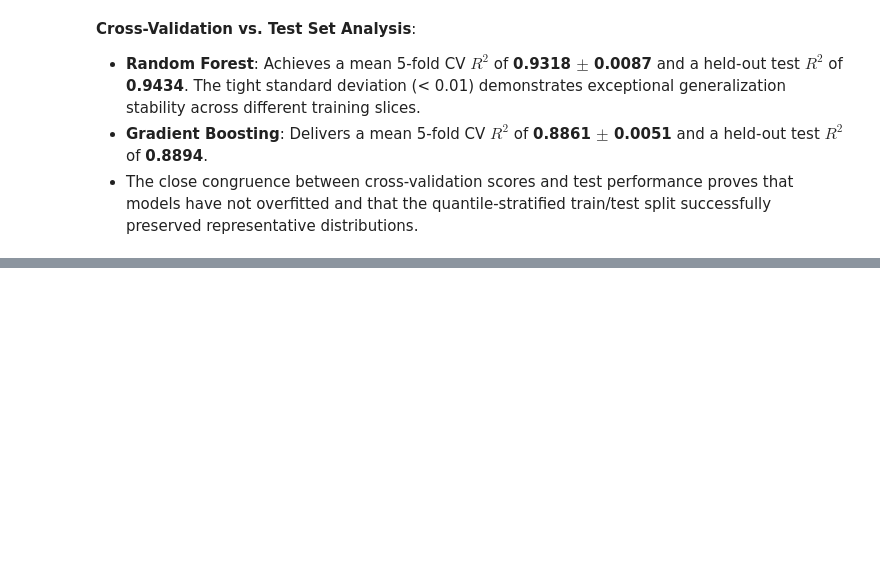
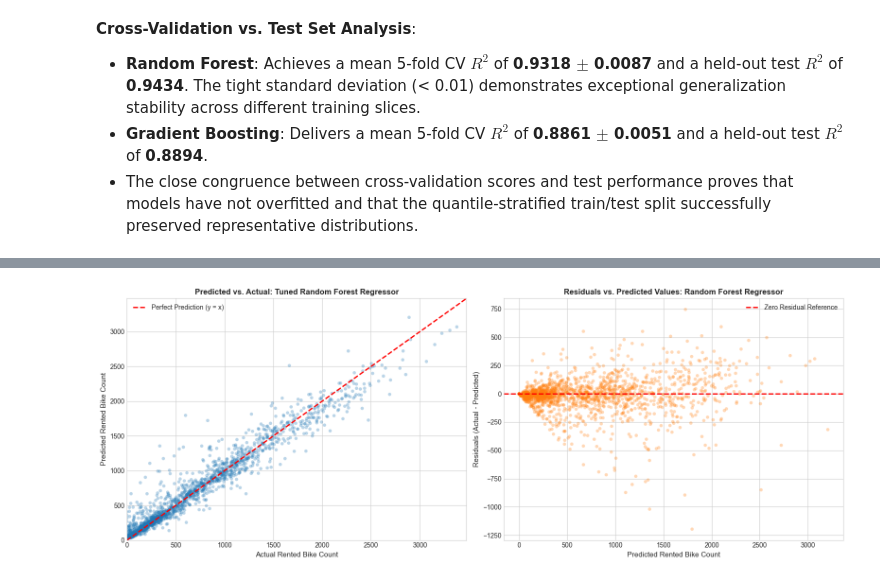
Before and after one commit to Ne-Ran/Machine-Learning-Capstone-Project, a Jupyter notebook: Notebooks/regression.ipynb, the cells around one changed output, grey strips where cells are left out. Drawn from its saved outputs; the diff is of its cells as text; code cells hidden in the pictures; blank space fills up the shorter version.

Commit message:
Complete regression analysis and visualizations

```diff
--- a/Notebooks/regression.ipynb
+++ b/Notebooks/regression.ipynb
@@ -984,0 +991,30 @@ display(cv_summary_df)
+# %%
+# Compute residuals for best model
+best_predictions = rf_tuned_preds
+residuals = y_test.values - best_predictions
+
+fig, axes = plt.subplots(1, 2, figsize=(16, 6))
+
+# Visual 1: Predicted vs Actual
+axes[0].scatter(y_test, best_predictions, alpha=0.3, color='#1f77b4', edgecolors='none', s=25)
+max_val = max(y_test.max(), best_predictions.max()) + 100
+axes[0].plot([0, max_val], [0, max_val], color='red', linestyle='--', linewidth=2, label='Perfect Prediction (y = x)')
+axes[0].set_title('Predicted vs. Actual: Tuned Random Forest Regressor', fontsize=12, fontweight='bold')
+axes[0].set_xlabel('Actual Rented Bike Count', fontsize=11)
+axes[0].set_ylabel('Predicted Rented Bike Count', fontsize=11)
+axes[0].set_xlim(0, max_val)
+axes[0].set_ylim(0, max_val)
+axes[0].legend(fontsize=10)
+
+# Visual 2: Residual Plot
+axes[1].scatter(best_predictions, residuals, alpha=0.3, color='#ff7f0e', edgecolors='none', s=25)
+axes[1].axhline(0, color='red', linestyle='--', linewidth=2, label='Zero Residual Reference')
+axes[1].set_title('Residuals vs. Predicted Values: Random Forest Regressor', fontsize=12, fontweight='bold')
+axes[1].set_xlabel('Predicted Rented Bike Count', fontsize=11)
+axes[1].set_ylabel('Residuals (Actual - Predicted)', fontsize=11)
+axes[1].legend(fontsize=10)
+
+plt.tight_layout()
+plt.show()
+# %% [output]
+[figure, added]
```
Also changed, not shown: parts of 5 cells of this notebook.
